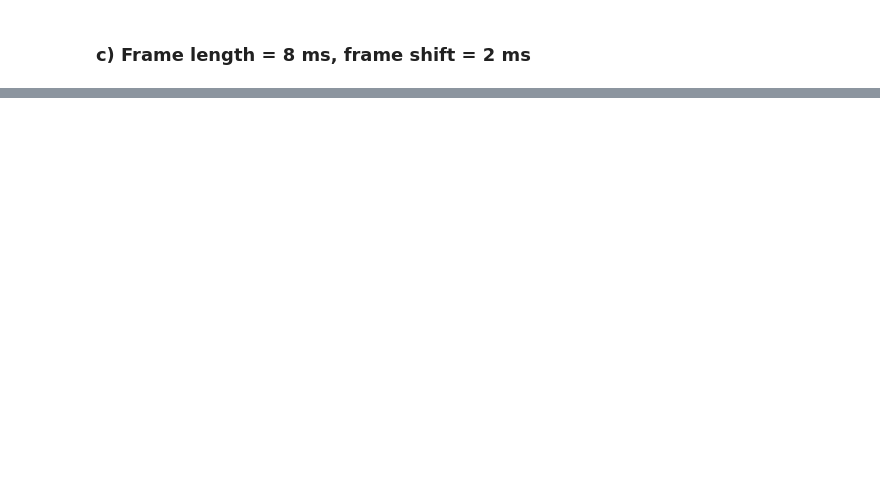
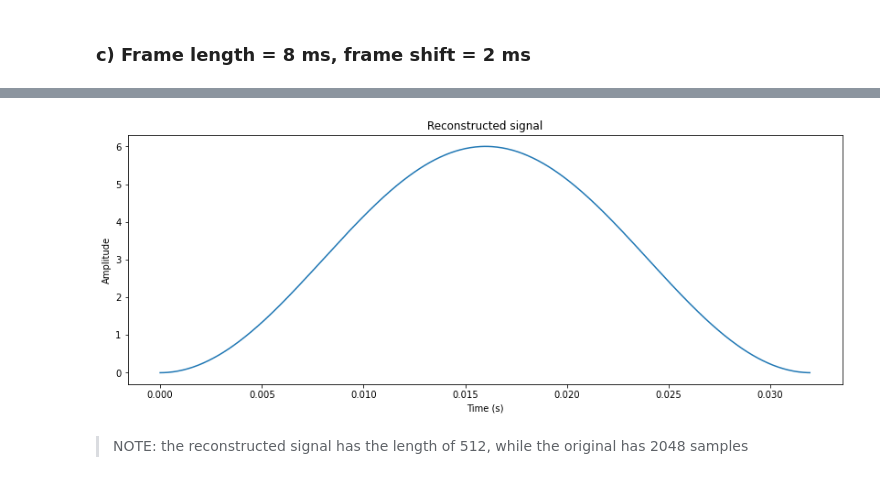
Before and after one commit to iibrahimli/ssp_sose2023, a Jupyter notebook: Exercise2/exercise2.ipynb, the cells around one changed output, grey strips where cells are left out. Cells and saved outputs as stored; diff of their text form; code cells hidden in the pictures; blank space fills up the shorter version.

```diff
--- a/Exercise2/exercise2.ipynb
+++ b/Exercise2/exercise2.ipynb
@@ -153,0 +278,6 @@ Output matches np.fft.rfft: True
+# %%
+frame_length = 32
+frame_shift = 16
+sampling_rate = 16000
+
+v_test_signal = np.ones(2048)
@@ -153,0 +286,4 @@ Output matches np.fft.rfft: True
+# %%
+sqrt_hann = np.sqrt(get_window("hann", frame_length * sampling_rate // 1000))
+
+m_stft, frame_centers = compute_stft(v_test_signal, sampling_rate, frame_length, frame_shift, sqrt_hann)
@@ -153,0 +294,3 @@ Output matches np.fft.rfft: True
+# %%
+v_reconstructed_signal = compute_istft(m_stft, frame_length, frame_shift, sqrt_hann)
+v_reconstructed_signal.shape
@@ -153,0 +303,6 @@ Output matches np.fft.rfft: True
+# %%
+plot_signal(v_reconstructed_signal, sampling_rate, title="Reconstructed signal")
+# %% [output]
+[figure, added]
+# %% [markdown]
+> NOTE: the reconstructed signal has the length of 512, while the original has 2048 samples
```
Also changed, not shown: parts of 28 cells of this notebook.
